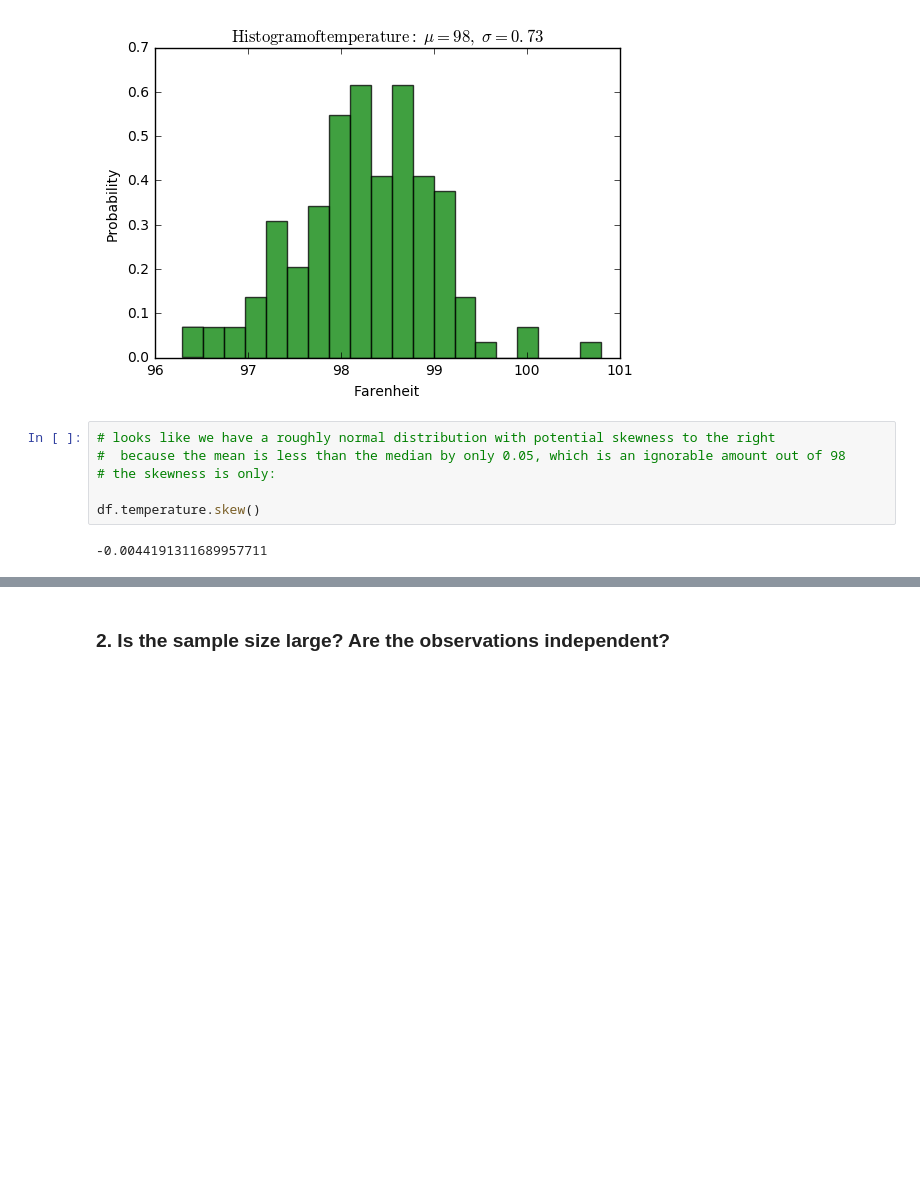
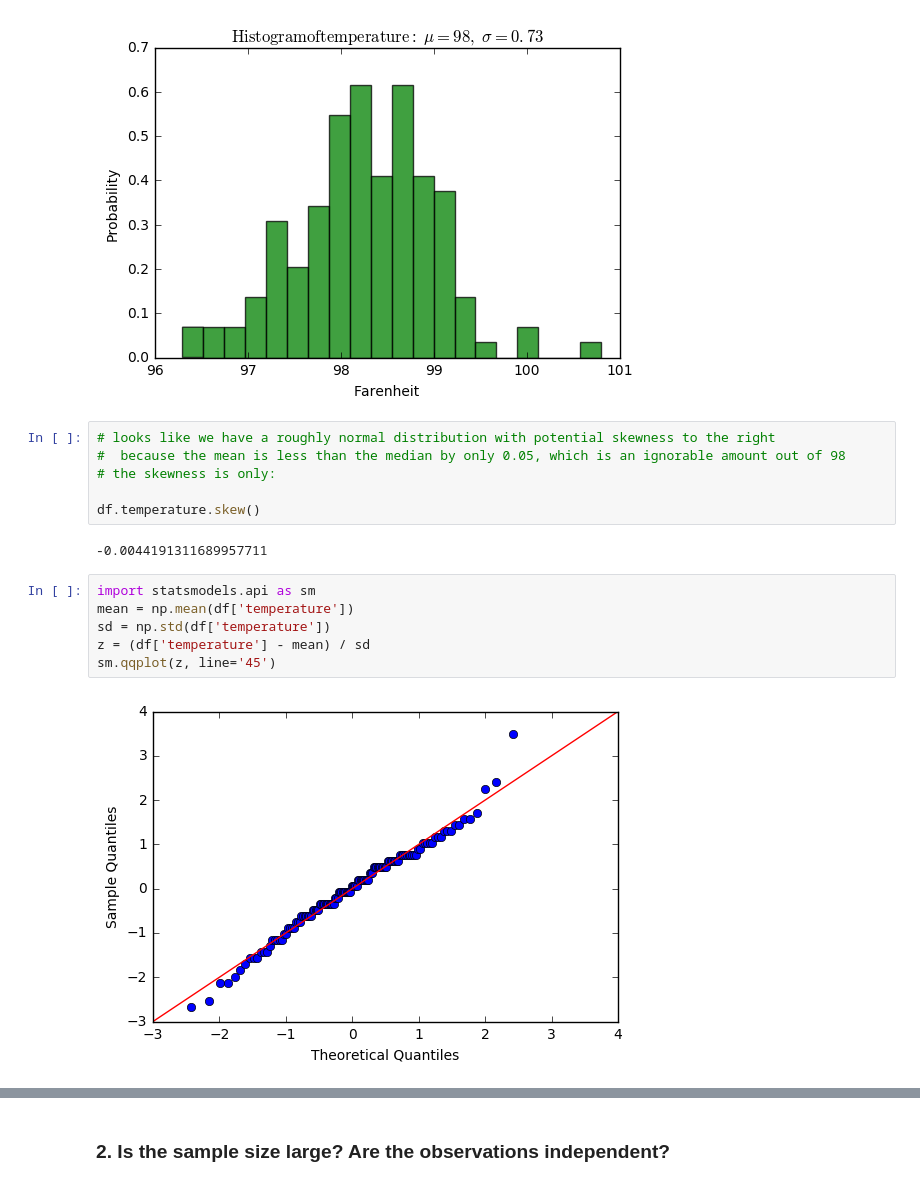
Before and after one commit to jeanzhaoyi/python_exercises, a Jupyter notebook: EDA Human_body_temperature.ipynb, the cells around one changed output, grey strips where cells are left out. Cells and saved outputs as stored; diff of their text form; blank space fills up the shorter version.

```diff
--- a/EDA Human_body_temperature.ipynb
+++ b/EDA Human_body_temperature.ipynb
@@ -94,3 +94,11 @@ plt.show()
 df.temperature.skew()
 # %% [output]
 -0.0044191311689957711
+# %%
+import statsmodels.api as sm
+mean = np.mean(df['temperature'])
+sd = np.std(df['temperature'])
+z = (df['temperature'] - mean) / sd
+sm.qqplot(z, line='45')
+# %% [output]
+[figure, added]
```
Also changed, not shown: parts of 18 cells of this notebook, 8 other files.
